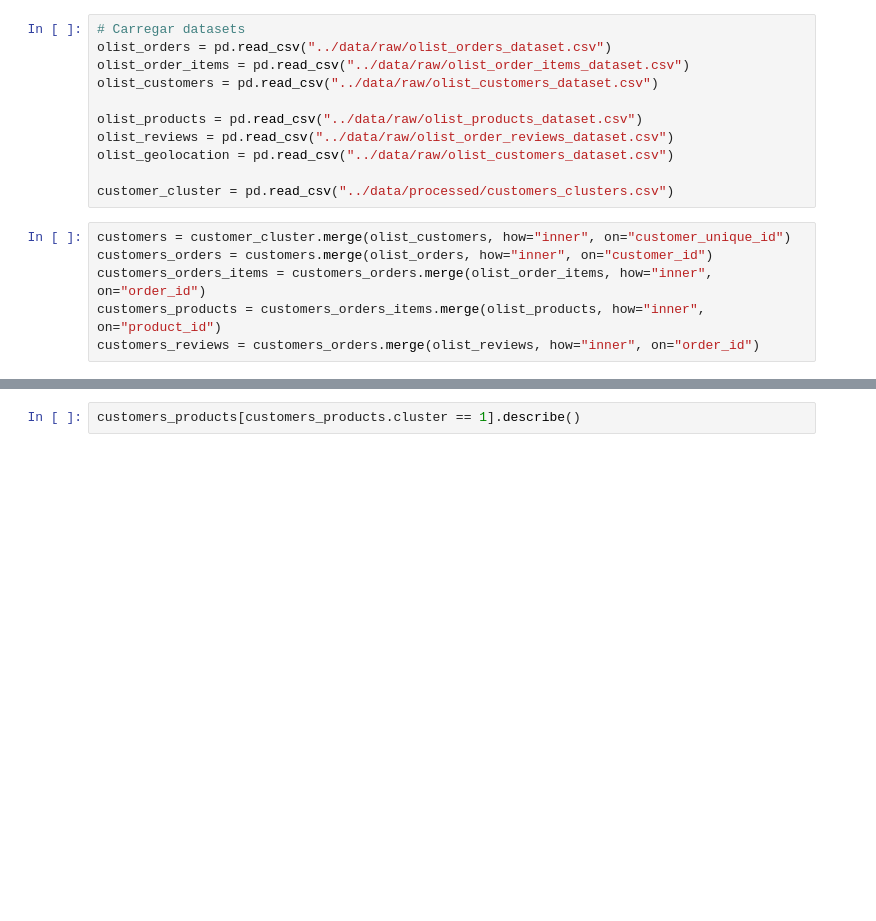
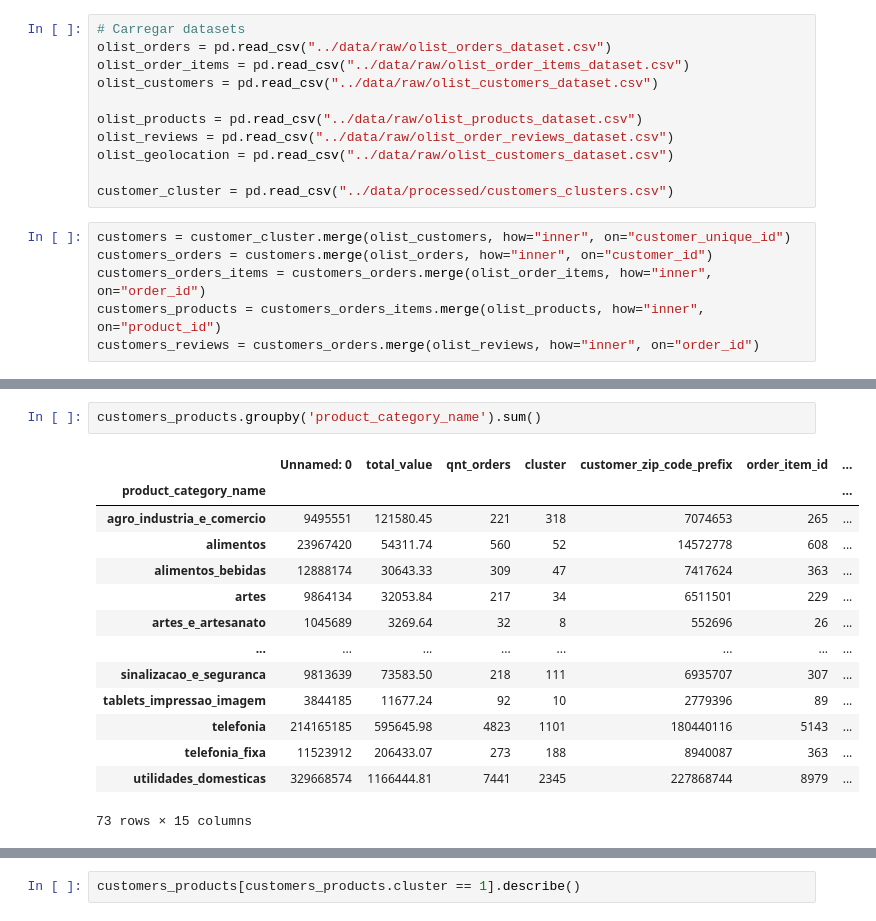
Before and after one commit to douglasfdantas/Clustering_Olist, a Jupyter notebook: notebooks/analise_cluster.ipynb, the cells around one changed output, grey strips where cells are left out. Drawn from its saved outputs; the diff is of its cells as text; blank space fills up the shorter version.

```diff
--- a/notebooks/analise_cluster.ipynb
+++ b/notebooks/analise_cluster.ipynb
@@ -34,3 +75,20 @@ plt.show()
+# %%
+customers_products.groupby('product_category_name').sum()
+# %% [output]
+|  | Unnamed: 0 | total_value | qnt_orders | cluster | customer_zip_code_prefix | order_item_id | ... |
+| product_category_name |  |  |  |  |  |  | ... |
+| agro_industria_e_comercio | 9495551 | 121580.45 | 221 | 318 | 7074653 | 265 | ... |
+| alimentos | 23967420 | 54311.74 | 560 | 52 | 14572778 | 608 | ... |
+| alimentos_bebidas | 12888174 | 30643.33 | 309 | 47 | 7417624 | 363 | ... |
+| artes | 9864134 | 32053.84 | 217 | 34 | 6511501 | 229 | ... |
+| artes_e_artesanato | 1045689 | 3269.64 | 32 | 8 | 552696 | 26 | ... |
+| ... | ... | ... | ... | ... | ... | ... | ... |
+| sinalizacao_e_seguranca | 9813639 | 73583.50 | 218 | 111 | 6935707 | 307 | ... |
+| tablets_impressao_imagem | 3844185 | 11677.24 | 92 | 10 | 2779396 | 89 | ... |
+| telefonia | 214165185 | 595645.98 | 4823 | 1101 | 180440116 | 5143 | ... |
+| telefonia_fixa | 11523912 | 206433.07 | 273 | 188 | 8940087 | 363 | ... |
+| utilidades_domesticas | 329668574 | 1166444.81 | 7441 | 2345 | 227868744 | 8979 | ... |
+73 rows × 15 columns
 # %%
 customers_products[customers_products.cluster == 2].describe()
 # %% [output]
```
Also changed, not shown: parts of 20 cells of this notebook, 3 other files.
